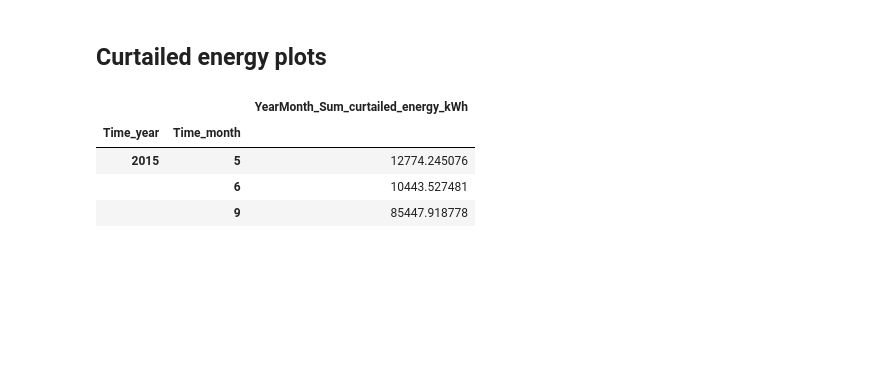
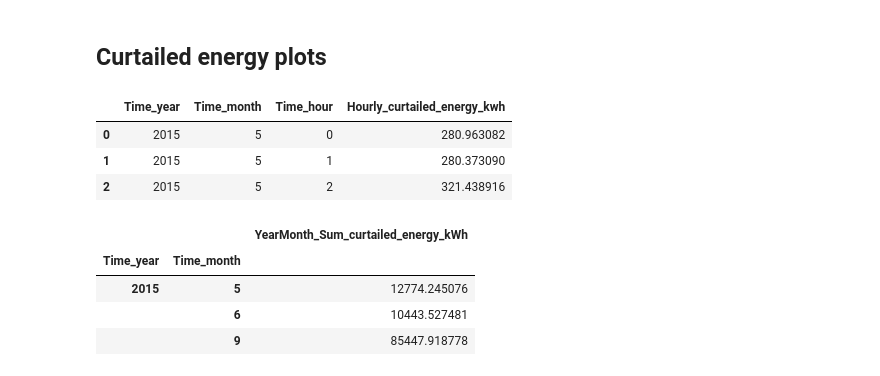
Before and after one commit to nanana19911/aib2-jwfkDCas, a Jupyter notebook: draft.ipynb, the cells around one changed output. Cells and saved outputs as stored; diff of their text form; code cells hidden in the pictures; blank space fills up the shorter version.

```diff
--- a/draft.ipynb
+++ b/draft.ipynb
@@ -320,6 +320,13 @@ Avg_MonthHour_curtailed_energy_kWh = pd.pivot_table(Sum_YearMonthHour_curtailed_
 # Average curtailed energy per months
 tmp = Sum_YearMonth_curtailed_energy_kWh.reset_index()
 Avg_Month_curtailed_energy_kWh = pd.pivot_table(tmp, index=['Time_month'], values='YearMonth_Sum_curtailed_energy_kWh', aggfunc='mean').rename(columns={'YearMonth_Sum_curtailed_energy_kWh': 'Month_Avg_curtailed_energy_kWh'})
+# %%
+Sum_YearMonthHour_curtailed_energy_kWh.head(3)
+# %% [output]
+|  | Time_year | Time_month | Time_hour | Hourly_curtailed_energy_kwh |
+| 0 | 2015 | 5 | 0 | 280.963082 |
+| 1 | 2015 | 5 | 1 | 280.373090 |
+| 2 | 2015 | 5 | 2 | 321.438916 |
 # %%
 Sum_YearMonth_curtailed_energy_kWh.head(3)
 # %% [output]
```
Also changed, not shown: parts of 1 cell of this notebook, 1 other file.
